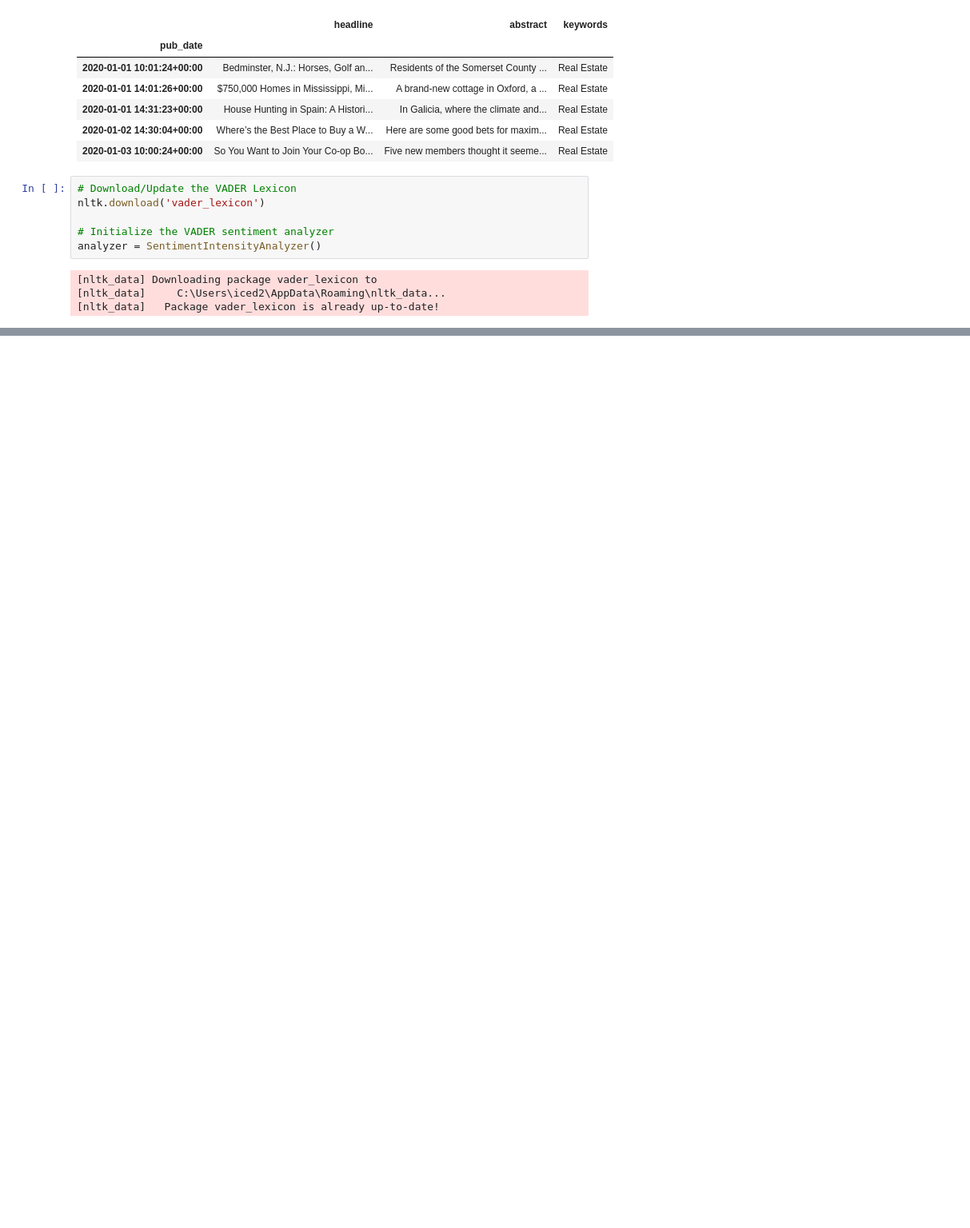
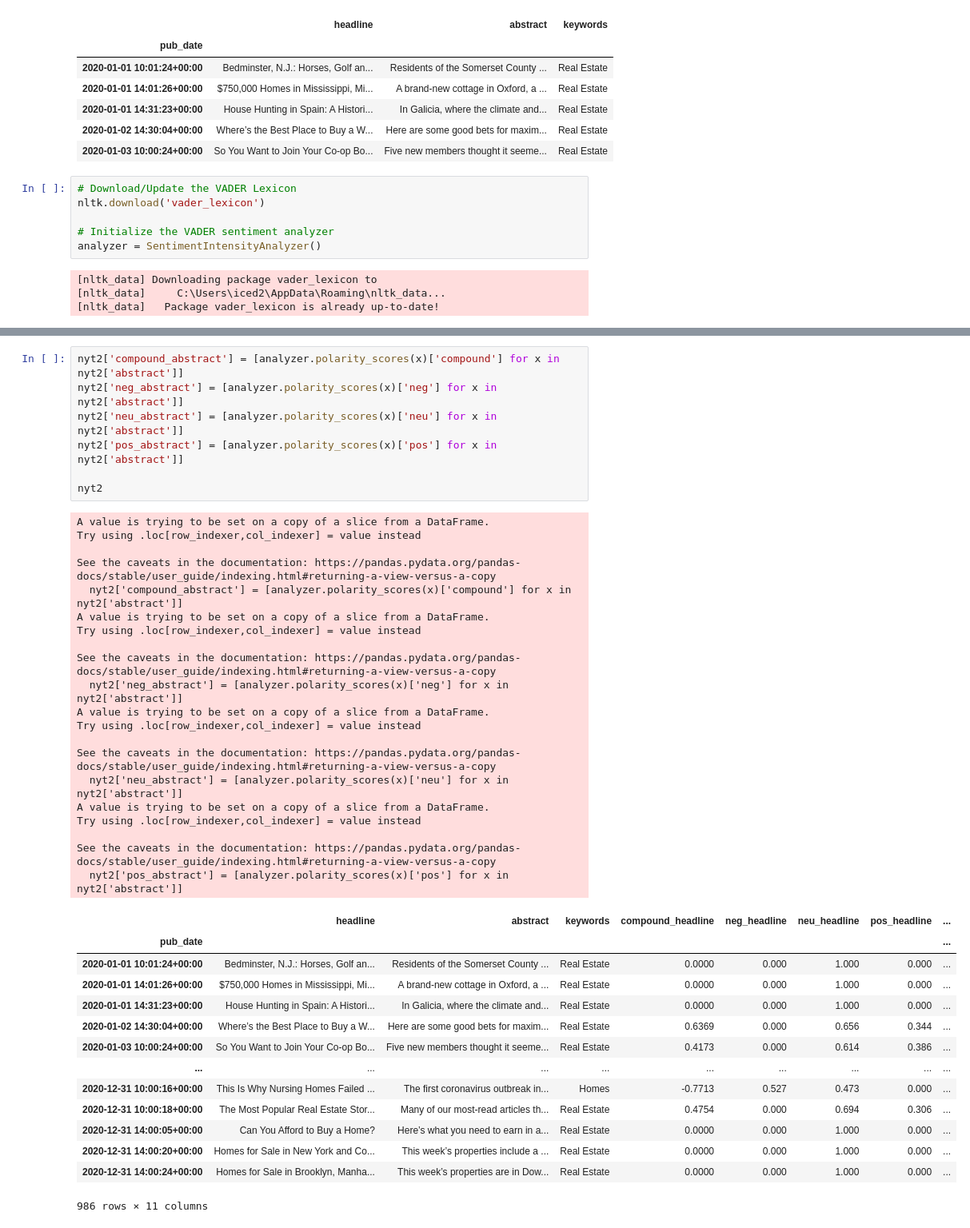
Before and after one commit to DunfrundB/real_estate_ml, a Jupyter notebook: RE_sentiment_analysis.ipynb, the cells around one changed output, grey strips where cells are left out. Shown at 80% size. Cells and saved outputs as stored; diff of their text form; blank space fills up the shorter version.

```diff
--- a/RE_sentiment_analysis.ipynb
+++ b/RE_sentiment_analysis.ipynb
@@ -113,3 +114,45 @@ See the caveats in the documentation: https://pandas.pydata.org/pandas-docs/stab
 | 2020-12-31 14:00:20+00:00 | Homes for Sale in New York and Co... | This week’s properties include a ... | Real Estate | 0.0000 | 0.000 | 1.000 | 0.000 |
 | 2020-12-31 14:00:24+00:00 | Homes for Sale in Brooklyn, Manha... | This week’s properties are in Dow... | Real Estate | 0.0000 | 0.000 | 1.000 | 0.000 |
 986 rows × 7 columns
+# %%
+nyt2['compound_abstract'] = [analyzer.polarity_scores(x)['compound'] for x in nyt2['abstract']]
+nyt2['neg_abstract'] = [analyzer.polarity_scores(x)['neg'] for x in nyt2['abstract']]
+nyt2['neu_abstract'] = [analyzer.polarity_scores(x)['neu'] for x in nyt2['abstract']]
+nyt2['pos_abstract'] = [analyzer.polarity_scores(x)['pos'] for x in nyt2['abstract']]
+
+nyt2
+# %% [output]
+A value is trying to be set on a copy of a slice from a DataFrame.
+Try using .loc[row_indexer,col_indexer] = value instead
+
+See the caveats in the documentation: https://pandas.pydata.org/pandas-docs/stable/user_guide/indexing.html#returning-a-view-versus-a-copy
+  nyt2['compound_abstract'] = [analyzer.polarity_scores(x)['compound'] for x in nyt2['abstract']]
+A value is trying to be set on a copy of a slice from a DataFrame.
+Try using .loc[row_indexer,col_indexer] = value instead
+
+See the caveats in the documentation: https://pandas.pydata.org/pandas-docs/stable/user_guide/indexing.html#returning-a-view-versus-a-copy
+  nyt2['neg_abstract'] = [analyzer.polarity_scores(x)['neg'] for x in nyt2['abstract']]
+A value is trying to be set on a copy of a slice from a DataFrame.
+Try using .loc[row_indexer,col_indexer] = value instead
+
+See the caveats in the documentation: https://pandas.pydata.org/pandas-docs/stable/user_guide/indexing.html#returning-a-view-versus-a-copy
+  nyt2['neu_abstract'] = [analyzer.polarity_scores(x)['neu'] for x in nyt2['abstract']]
+A value is trying to be set on a copy of a slice from a DataFrame.
+Try using .loc[row_indexer,col_indexer] = value instead
+
+See the caveats in the documentation: https://pandas.pydata.org/pandas-docs/stable/user_guide/indexing.html#returning-a-view-versus-a-copy
+  nyt2['pos_abstract'] = [analyzer.polarity_scores(x)['pos'] for x in nyt2['abstract']]
+|  | headline | abstract | keywords | compound_headline | neg_headline | neu_headline | pos_headline | ... |
+| pub_date |  |  |  |  |  |  |  | ... |
+| 2020-01-01 10:01:24+00:00 | Bedminster, N.J.: Horses, Golf an... | Residents of the Somerset County ... | Real Estate | 0.0000 | 0.000 | 1.000 | 0.000 | ... |
+| 2020-01-01 14:01:26+00:00 | $750,000 Homes in Mississippi, Mi... | A brand-new cottage in Oxford, a ... | Real Estate | 0.0000 | 0.000 | 1.000 | 0.000 | ... |
+| 2020-01-01 14:31:23+00:00 | House Hunting in Spain: A Histori... | In Galicia, where the climate and... | Real Estate | 0.0000 | 0.000 | 1.000 | 0.000 | ... |
+| 2020-01-02 14:30:04+00:00 | Where’s the Best Place to Buy a W... | Here are some good bets for maxim... | Real Estate | 0.6369 | 0.000 | 0.656 | 0.344 | ... |
+| 2020-01-03 10:00:24+00:00 | So You Want to Join Your Co-op Bo... | Five new members thought it seeme... | Real Estate | 0.4173 | 0.000 | 0.614 | 0.386 | ... |
+| ... | ... | ... | ... | ... | ... | ... | ... | ... |
+| 2020-12-31 10:00:16+00:00 | This Is Why Nursing Homes Failed ... | The first coronavirus outbreak in... | Homes | -0.7713 | 0.527 | 0.473 | 0.000 | ... |
+| 2020-12-31 10:00:18+00:00 | The Most Popular Real Estate Stor... | Many of our most-read articles th... | Real Estate | 0.4754 | 0.000 | 0.694 | 0.306 | ... |
+| 2020-12-31 14:00:05+00:00 | Can You Afford to Buy a Home? | Here’s what you need to earn in a... | Real Estate | 0.0000 | 0.000 | 1.000 | 0.000 | ... |
+| 2020-12-31 14:00:20+00:00 | Homes for Sale in New York and Co... | This week’s properties include a ... | Real Estate | 0.0000 | 0.000 | 1.000 | 0.000 | ... |
+| 2020-12-31 14:00:24+00:00 | Homes for Sale in Brooklyn, Manha... | This week’s properties are in Dow... | Real Estate | 0.0000 | 0.000 | 1.000 | 0.000 | ... |
+986 rows × 11 columns
```
Also changed, not shown: parts of 5 cells of this notebook.
